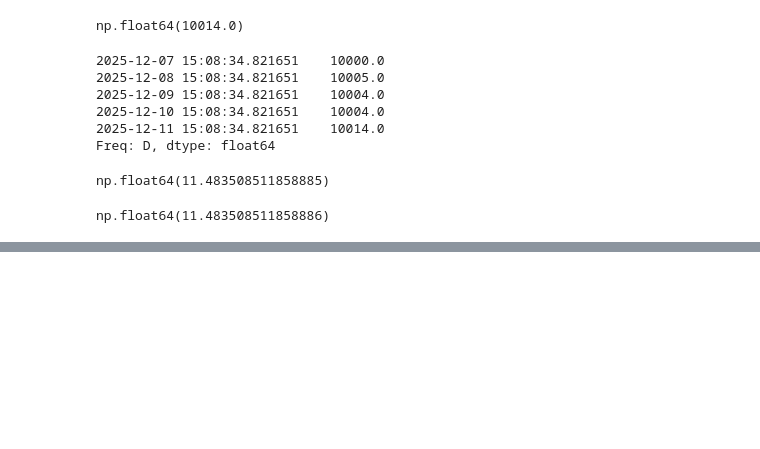
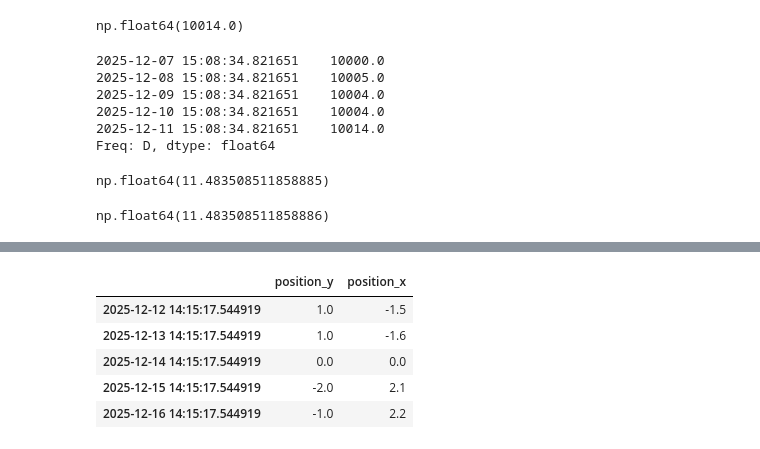
Before and after one commit to vbear97/pairs_trading_cryptocurrency, a Jupyter notebook: code_testing.ipynb, the cells around one changed output, grey strips where cells are left out. Cells and saved outputs as stored; diff of their text form; code cells hidden in the pictures; blank space fills up the shorter version.

```diff
--- a/code_testing.ipynb
+++ b/code_testing.ipynb
@@ -234,0 +251,9 @@ np.float64(11.483508511858886)
+# %%
+desired_positions
+# %% [output]
+|  | position_y | position_x |
+| 2025-12-12 14:15:17.544919 | 1.0 | -1.5 |
+| 2025-12-13 14:15:17.544919 | 1.0 | -1.6 |
+| 2025-12-14 14:15:17.544919 | 0.0 | 0.0 |
+| 2025-12-15 14:15:17.544919 | -2.0 | 2.1 |
+| 2025-12-16 14:15:17.544919 | -1.0 | 2.2 |
```
Also changed, not shown: parts of 11 cells of this notebook, 2 other files.
